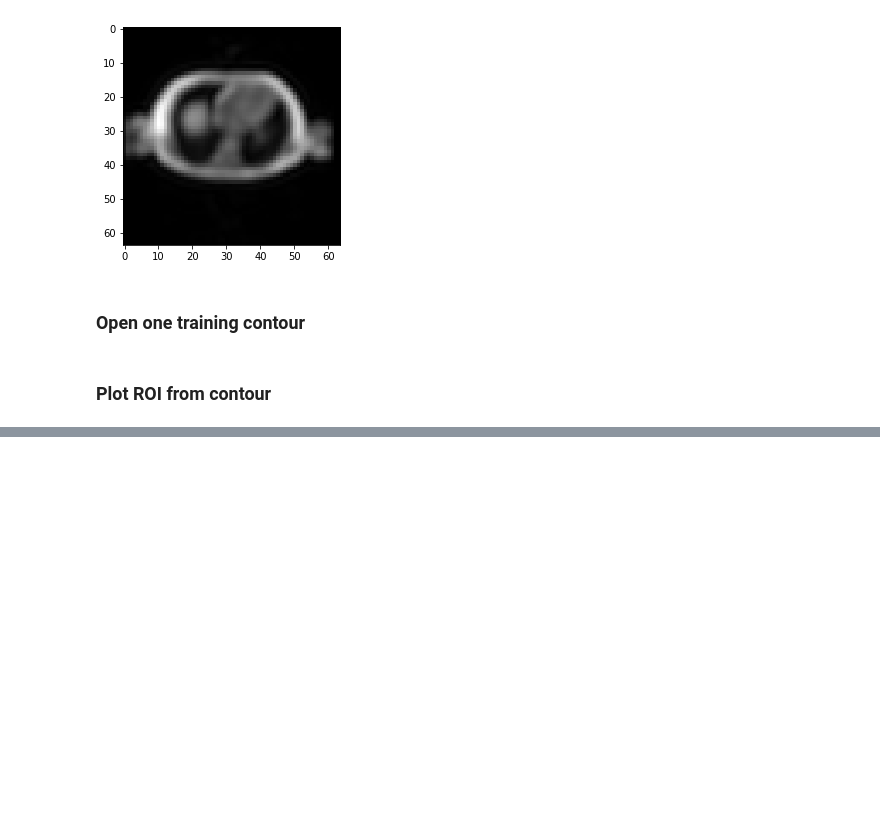
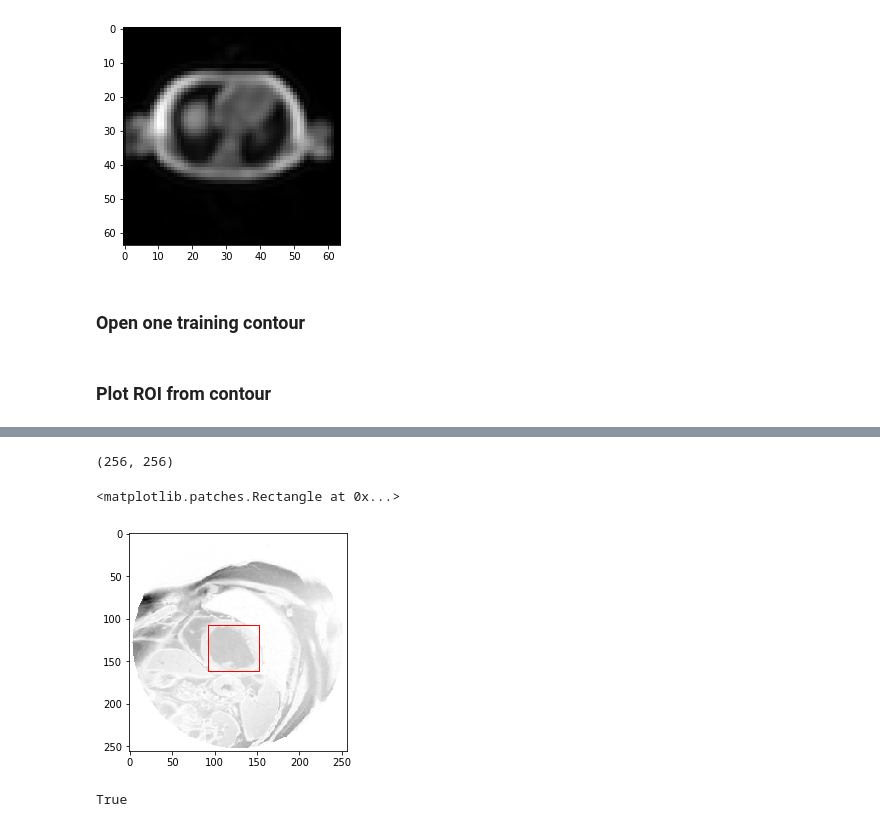
Before and after one commit to alexattia/Medical-Image-Analysis, a Jupyter notebook: Image et contours.ipynb, the cells around one changed output, grey strips where cells are left out. Cells and saved outputs as stored; diff of their text form; code cells hidden in the pictures; blank space fills up the shorter version.

```diff
--- a/Image et contours.ipynb
+++ b/Image et contours.ipynb
@@ -164,0 +163,22 @@ t = ax[0, 1].set_ylim(int(contour[:,1].min()), int(contour[:,1].max()))
+# %%
+image_part.shape
+# %% [output]
+(256, 256)
+# %%
+#i = cv2.cvtColor(image_part, cv2.COLOR_GRAY2BGR)
+f, ax = plt.subplots()
+ax.imshow(image_part, cmap='gist_yarg')
+#plt.plot(*zip(*contour))
+rect = patches.Rectangle(
+        (X_min,Y_min),
+        w, h,
+        linewidth=1, edgecolor='r', facecolor='none')
+ax.add_patch(rect)
+#plt.savefig('./Rapport/image_roi.png')
+# %% [output]
+<matplotlib.patches.Rectangle at 0x...>
+[figure, added]
+# %%
+cv2.imwrite('./Rapport/images/input_image.png', image_part)
+# %% [output]
+True
```
Also changed, not shown: parts of 5 cells of this notebook, 4 other files.
